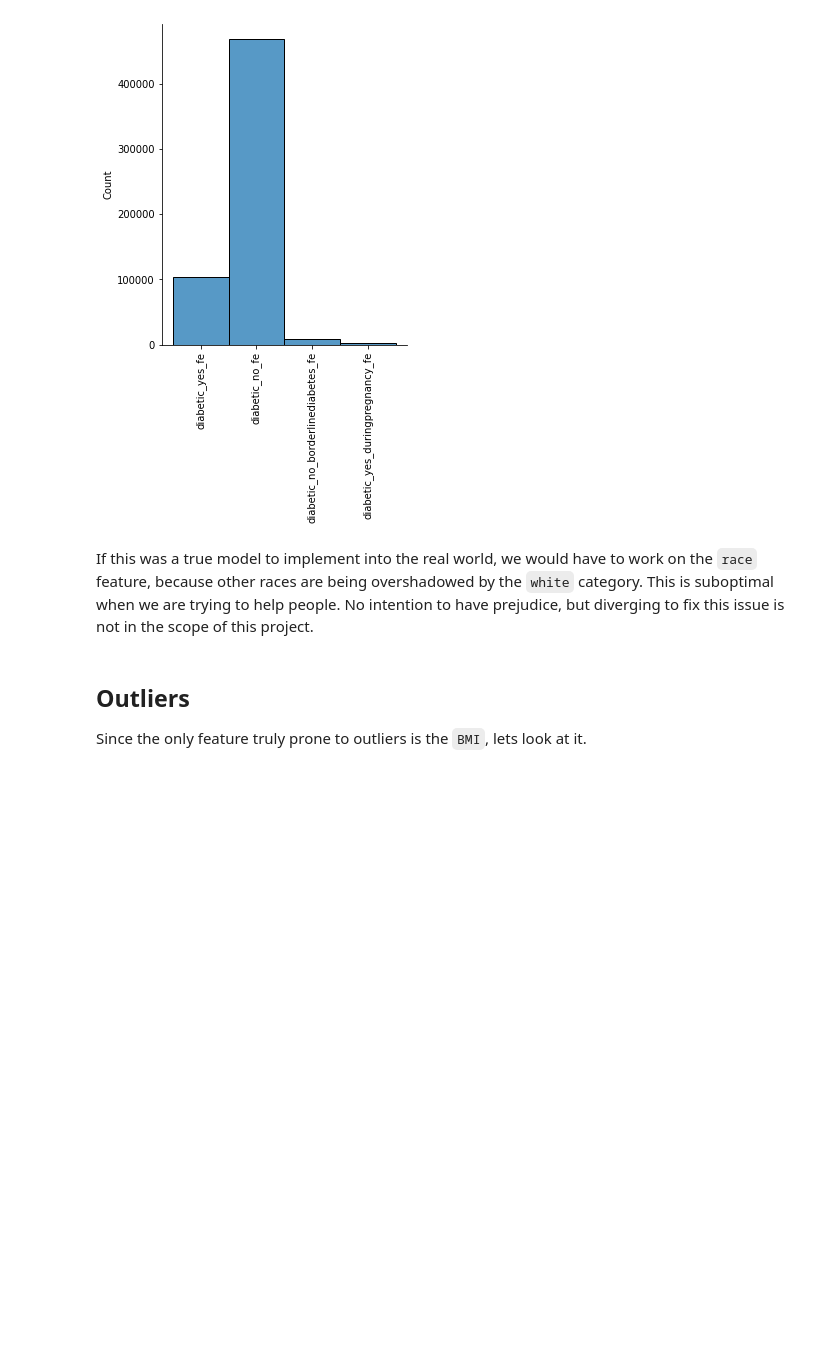
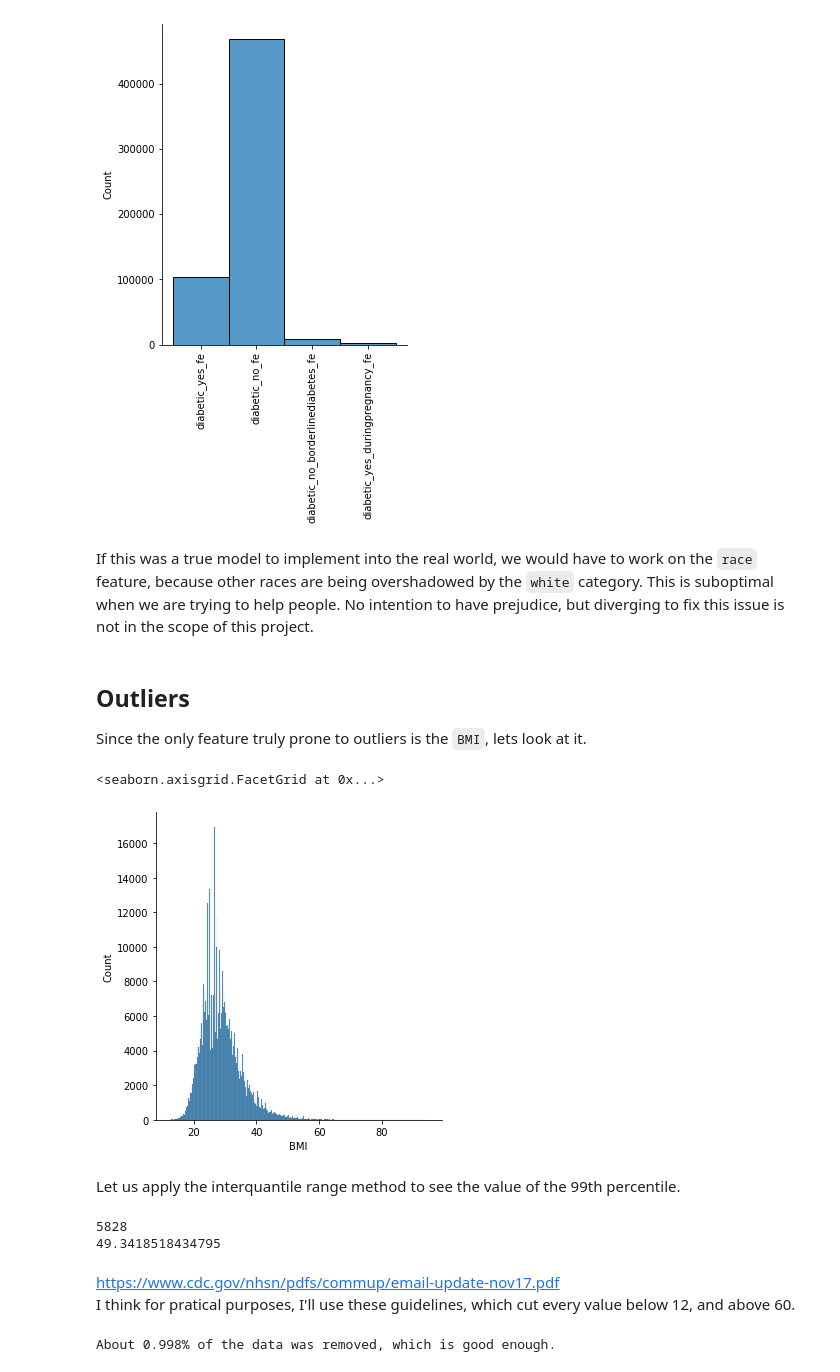
Before and after one commit to Portugapt/AAA-Explainability, a Jupyter notebook: source/2_preparation/2_heart_processing.ipynb, the cells around one changed output. Cells and saved outputs as stored; diff of their text form; code cells hidden in the pictures; blank space fills up the shorter version.

Commit message:
updates processing of heart

```diff
--- a/source/2_preparation/2_heart_processing.ipynb
+++ b/source/2_preparation/2_heart_processing.ipynb
@@ -276,7 +256,17 @@ for i in [heart_race_df, heart_age_df, heart_diabetic_df]:
 [figure]
 # %% [markdown]
 If this was a true model to implement into the real world, we would have to work on the `race` feature, because other races are being overshadowed by the `white` category. This is suboptimal when we are trying to help people. No intention to have prejudice, but diverging to fix this issue is not in the scope of this project.
+# %%
+if _USE_IMBALANCE_DATASET:
+    dfHeart_preprocessed = heartDisease_imbalance
 # %% [markdown]
 ## Outliers
 
 Since the only feature truly prone to outliers is the `BMI`, lets look at it.
+# %%
+sns.displot(x = dfHeart_preprocessed['BMI'])
+# %% [output]
+<seaborn.axisgrid.FacetGrid at 0x...>
+[figure, added]
+# %% [markdown]
+Let us apply the interquantile range method to see the value of the 99th percentile.
@@ -282,0 +277,9 @@ Since the only feature truly prone to outliers is the `BMI`, lets look at it.
+# %%
+print(dfHeart_filter_2.shape[0])
+print(BMI_99)
+# %% [output]
+5828
+49.3418518434795
+# %% [markdown]
+https://www.cdc.gov/nhsn/pdfs/commup/email-update-nov17.pdf
+I think for pratical purposes, I'll use these guidelines, which cut every value below 12, and above 60.
@@ -282,0 +292,4 @@ Since the only feature truly prone to outliers is the `BMI`, lets look at it.
+# %%
+print(f'About {round(dfHeart_preprocessed.shape[0]/dfHeart_preprocessed_backup.shape[0],3)}% of the data was removed, which is good enough.')
+# %% [output]
+About 0.998% of the data was removed, which is good enough.
```
Also changed, not shown: parts of 29 cells of this notebook, 4 other files.
